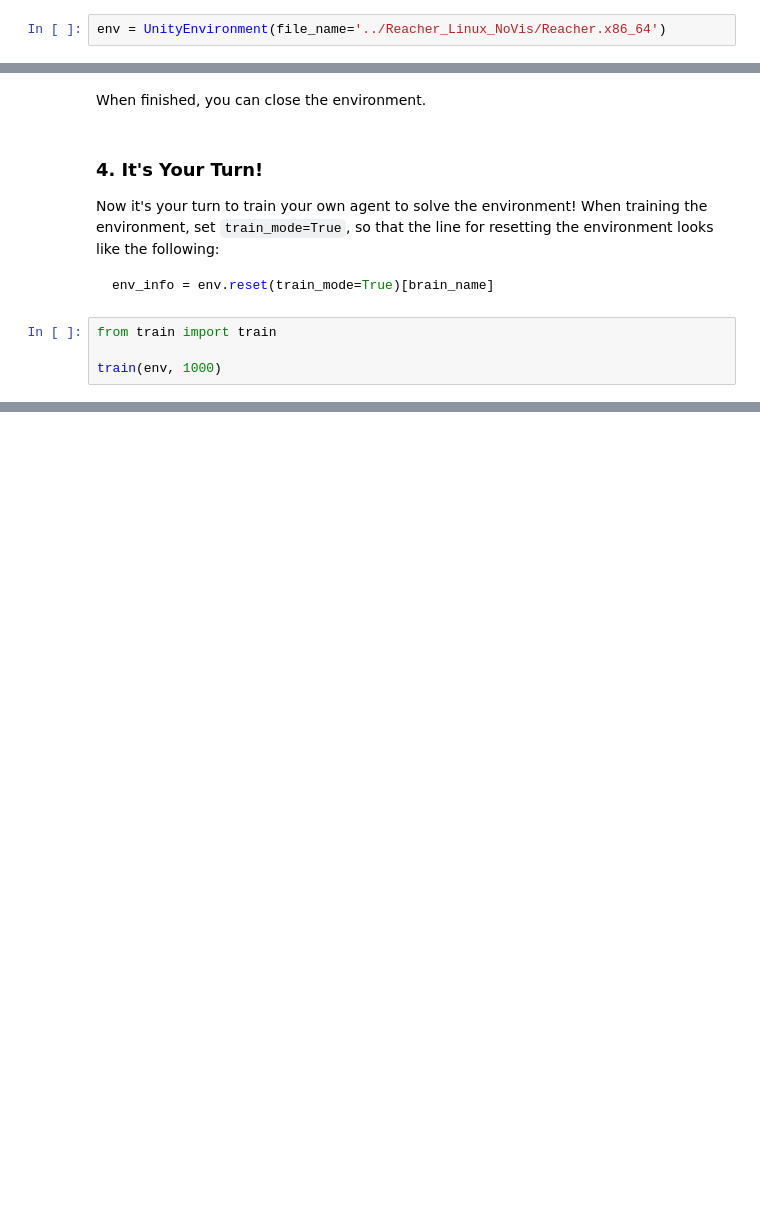
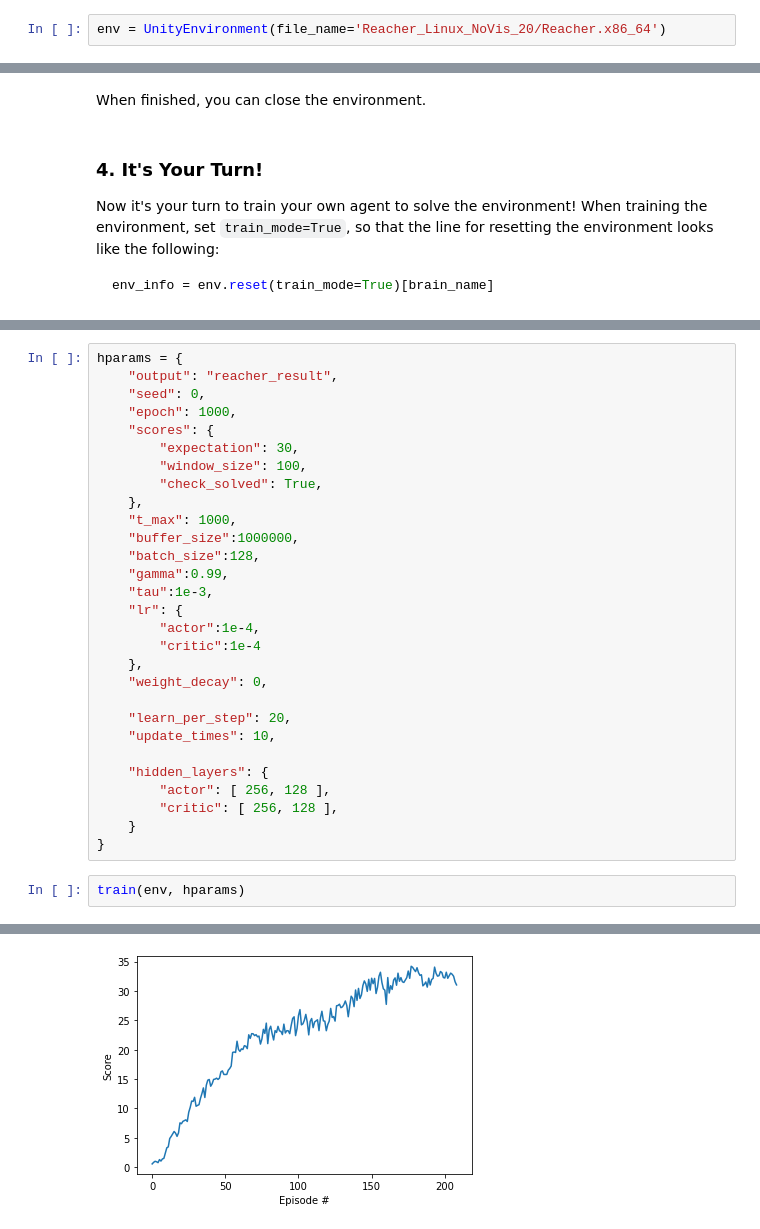
Before and after one commit to lapiz/udacity-drlnd-project-2-Continuous-Control, a Jupyter notebook: Continuous_Control.ipynb, the cells around one changed output, grey strips where cells are left out. Saved outputs shown, nothing was run; the diff lists cells and outputs as text; blank space fills up the shorter version.

````diff
--- a/Continuous_Control.ipynb
+++ b/Continuous_Control.ipynb
@@ -27,4 +27,4 @@ For instance, if you are using a Mac, then you downloaded `Reacher.app`.  If thi
 env = UnityEnvironment(file_name="Reacher.app")
 ```
 # %%
-env = UnityEnvironment(file_name='../Reacher_Linux_NoVis/Reacher.x86_64')
+env = UnityEnvironment(file_name='Reacher_Linux_NoVis_20/Reacher.x86_64')
@@ -92,7 +125,3 @@ Now it's your turn to train your own agent to solve the environment!  When train
 ```python
 env_info = env.reset(train_mode=True)[brain_name]
 ```
-# %%
-from train import train
-
-train(env, 1000)
@@ -98,0 +215,32 @@ train(env, 1000)
+# %%
+hparams = {
+    "output": "reacher_result",
+    "seed": 0,
+    "epoch": 1000,
+    "scores": {
+        "expectation": 30,
+        "window_size": 100,
+        "check_solved": True,
+    },
+    "t_max": 1000,
+    "buffer_size":1000000,
+    "batch_size":128,
+    "gamma":0.99,
+    "tau":1e-3,
+    "lr": {
+        "actor":1e-4,
+        "critic":1e-4
+    },
+    "weight_decay": 0,
+
+    "learn_per_step": 20,
+    "update_times": 10,
+
+    "hidden_layers": {
+        "actor": [ 256, 128 ],
+        "critic": [ 256, 128 ],
+    }
+}
+# %%
+train(env, hparams)
+# %% [output]
@@ -98,0 +264 @@ train(env, 1000)
+[figure, added]
````
Also changed, not shown: parts of 5 cells of this notebook.
